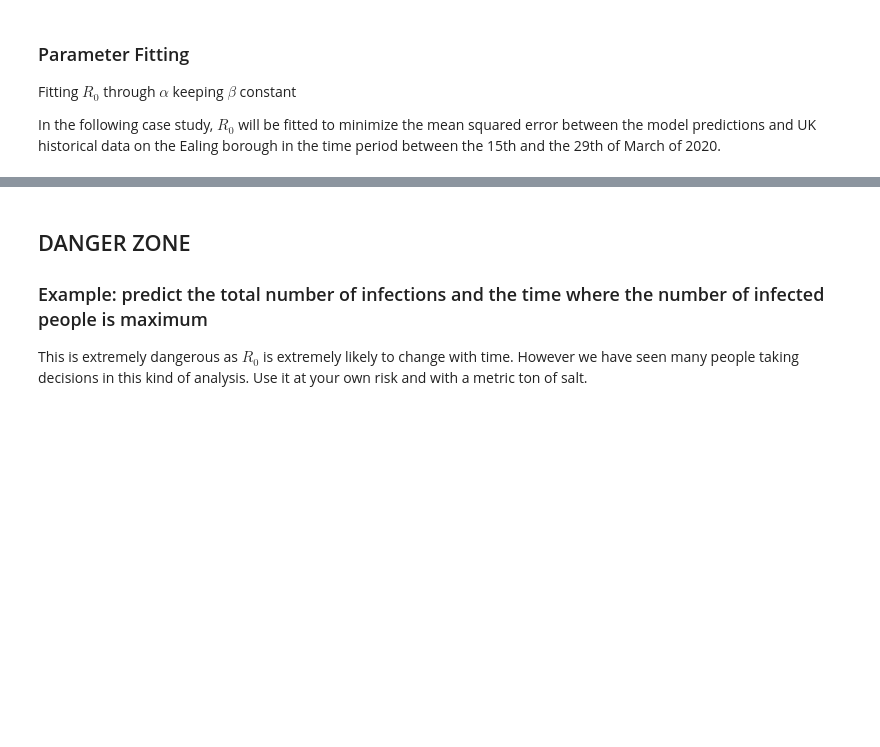
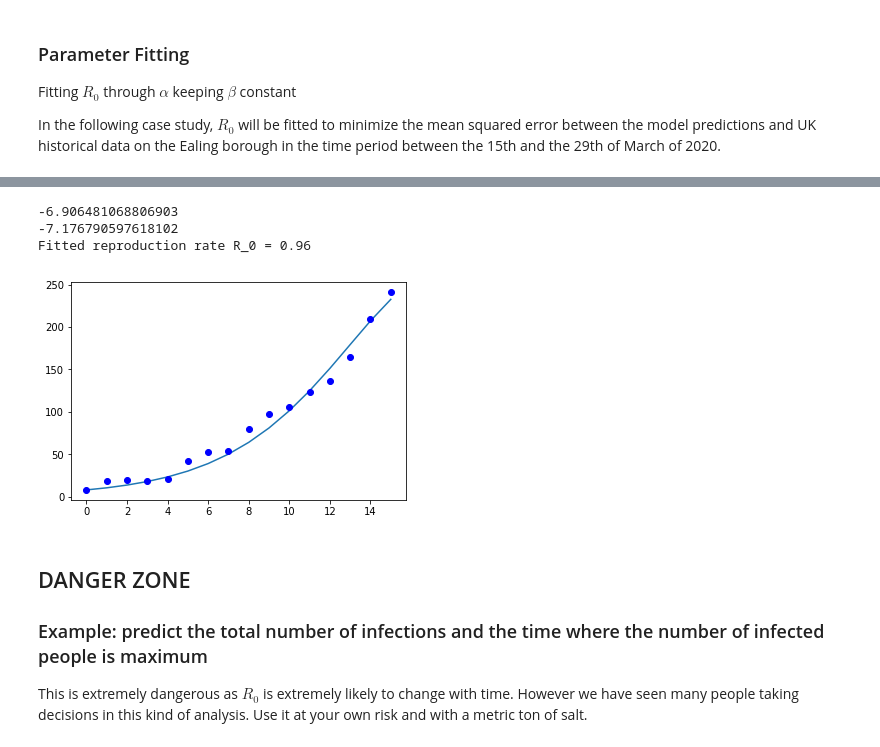
Before and after one commit to open-sir/open-sir, a Jupyter notebook: SIR-X.ipynb, the cells around one changed output, grey strips where cells are left out. Drawn from its saved outputs; the diff is of its cells as text; code cells hidden in the pictures; blank space fills up the shorter version.

```diff
--- a/SIR-X.ipynb
+++ b/SIR-X.ipynb
@@ -213,16 +221,21 @@ Ealing_data
 # %%
 # Create SIR with default parameters
 my_SIR_fitted = SIR(p,w0)
 # Create a vector of times
 # t = np.linspace(0, tf,numpoints)
 # Fit parameters
-w = my_SIR_fitted.fit(days_list, Ealing_data, P_Ealing)
+my_SIR_fitted.fit(days_list, Ealing_data, P_Ealing)
 # Print the fitted reproduction rate
 print("Fitted reproduction rate R_0 = %.2f" % my_SIR_fitted.r0)
 # Build the new solution
 sol = my_SIR_fitted.solve(n_days-1, n_days)
 # Plot the results
 
 plt.plot(days_list,sol[:,2]*P_Ealing)
 plt.plot(days_list,Ealing_data,'bo')
 plt.show()
+# %% [output]
+-6.906481068806903
+-7.176790597618102
+Fitted reproduction rate R_0 = 0.96
+[figure, added]
```
Also changed, not shown: parts of 20 cells of this notebook.
